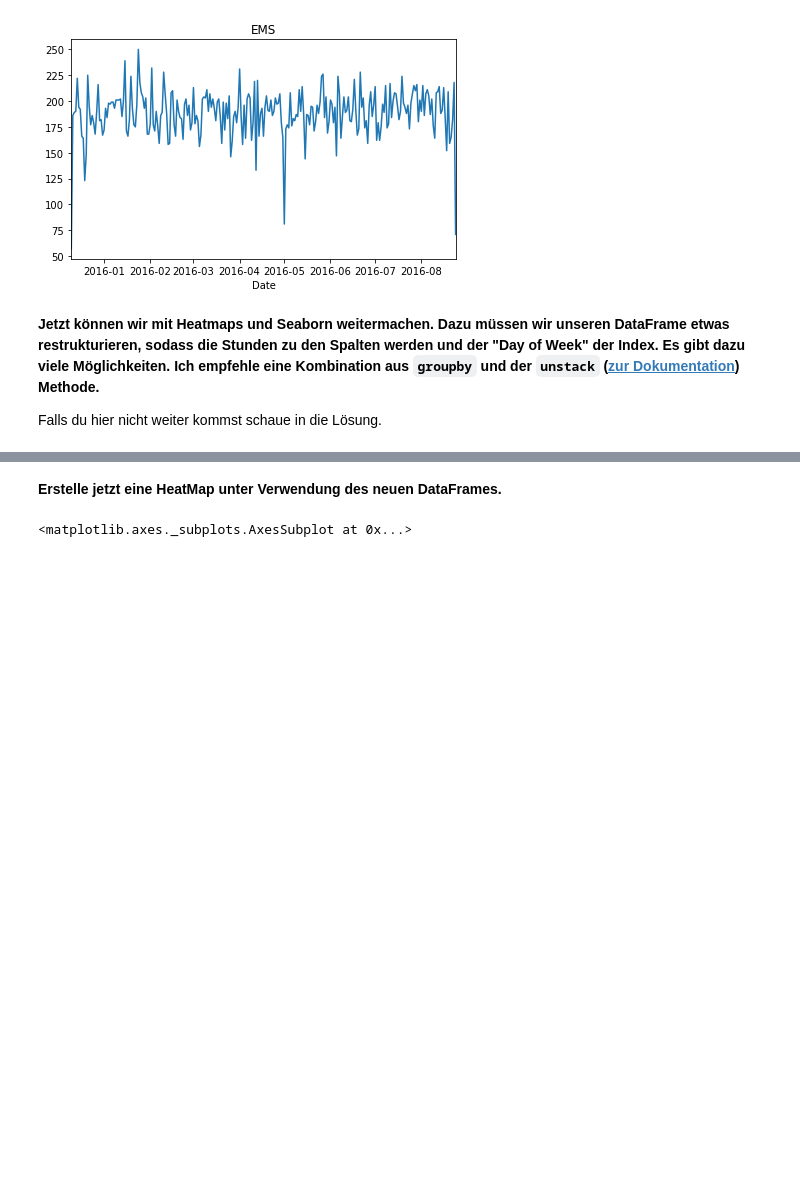
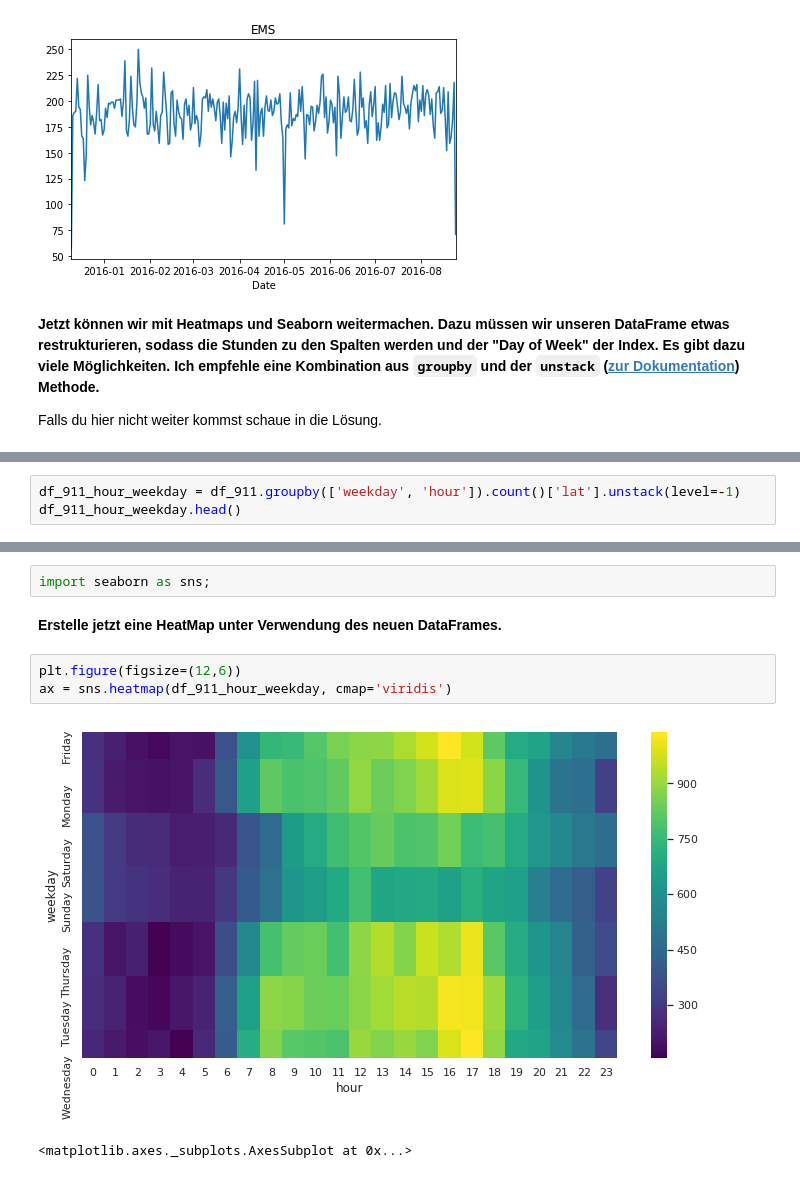
Before and after one commit to tixix/DataScience, a Jupyter notebook: Projects/1-911 Anrufe Projekt - Aufgabe.ipynb, the cells around one changed output, grey strips where cells are left out. Cells and saved outputs as stored; diff of their text form; blank space fills up the shorter version.

```diff
--- a/Projects/1-911 Anrufe Projekt - Aufgabe.ipynb
+++ b/Projects/1-911 Anrufe Projekt - Aufgabe.ipynb
@@ -364,0 +355,3 @@ Falls du hier nicht weiter kommst schaue in die Lösung.
+# %%
+df_911_hour_weekday = df_911.groupby(['weekday', 'hour']).count()['lat'].unstack(level=-1)
+df_911_hour_weekday.head()
@@ -365,5 +367,12 @@ Falls du hier nicht weiter kommst schaue in die Lösung.
+# %%
+import seaborn as sns;
 # %% [markdown]
 **Erstelle jetzt eine HeatMap unter Verwendung des neuen DataFrames.**
+# %%
+plt.figure(figsize=(12,6))
+ax = sns.heatmap(df_911_hour_weekday, cmap='viridis')
+# %% [output]
+[figure, added]
 # %%
 # %% [output]
 <matplotlib.axes._subplots.AxesSubplot at 0x...>
```
Also changed, not shown: parts of 6 cells of this notebook.
